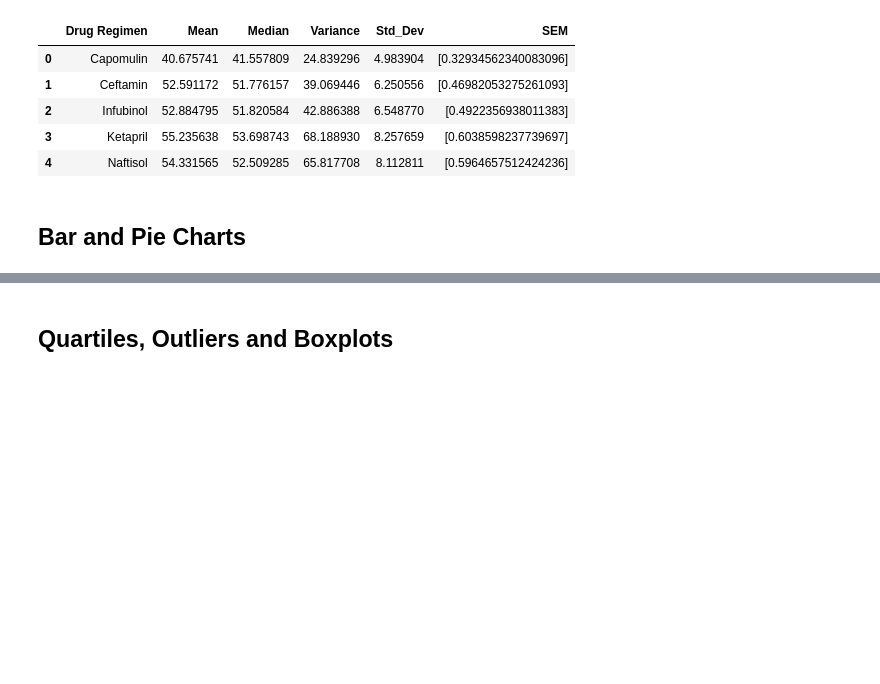
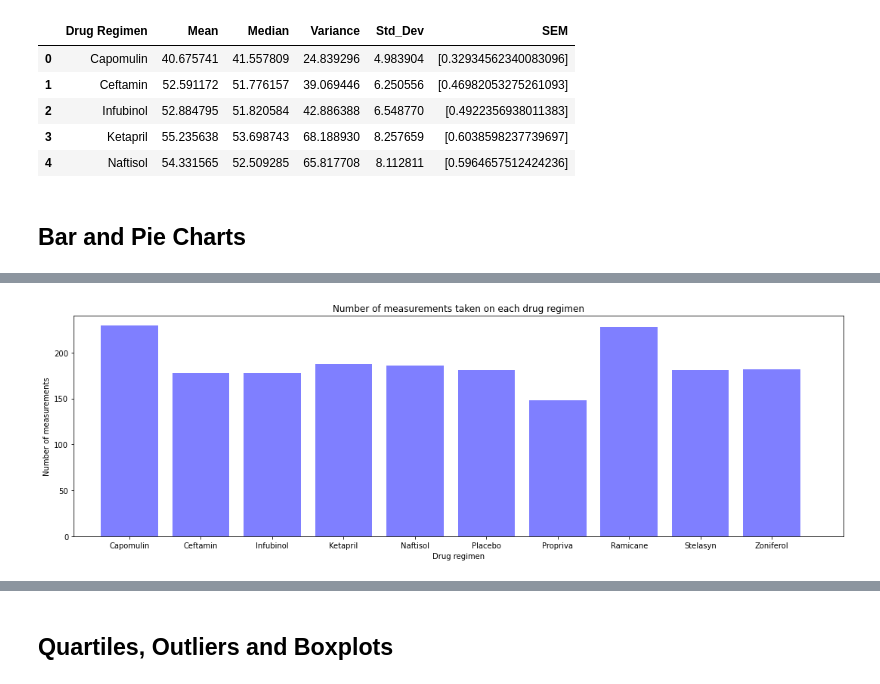
Before and after one commit to andersonmalloryk/Matplotlib-challenge, a Jupyter notebook: pymaceuticals_starter.ipynb, the cells around one changed output, grey strips where cells are left out. Drawn from its saved outputs; the diff is of its cells as text; code cells hidden in the pictures; blank space fills up the shorter version.

Commit message:
bar and pie chart are done

```diff
--- a/pymaceuticals_starter.ipynb
+++ b/pymaceuticals_starter.ipynb
@@ -145,3 +140,7 @@ drug_summary
 ## Bar and Pie Charts
 # %%
 # Generate a bar plot showing the total number of measurements taken on each drug regimen using pandas.
+num_drug_group = clean_results.groupby(["Drug"])
+num_drug_df = num_drug_group.count()
+num_drug_df = pd.DataFrame(num_drug_df["Tumor_volume"])
+num_drug_df
@@ -150,2 +160,18 @@ drug_summary
+# %%
+# Generate a bar plot showing the total number of measurements taken on each drug regimen using pyplot.
+x_axis = np.arange(len(num_drug_df))
+tick_locations = [value for value in x_axis]
+plt.figure(figsize=(15,5))
+plt.bar(x_axis, num_drug_df["Tumor_volume"],color='b',alpha=0.5,align="center")
+plt.xticks(tick_locations, num_drug_df.index, rotation="horizontal")
+plt.xlim(-0.78,len(x_axis))
+plt.ylim(0,max(num_drug_df["Tumor_volume"])+10)
+plt.title("Number of measurements taken on each drug regimen")
+plt.xlabel("Drug regimen")
+plt.ylabel("Number of measurements")
+plt.tight_layout()
+plt.show()
+# %% [output]
+[figure, added]
 # %%
 # Generate a pie plot showing the distribution of female versus male mice using pandas
```
Also changed, not shown: parts of 7 cells of this notebook.
